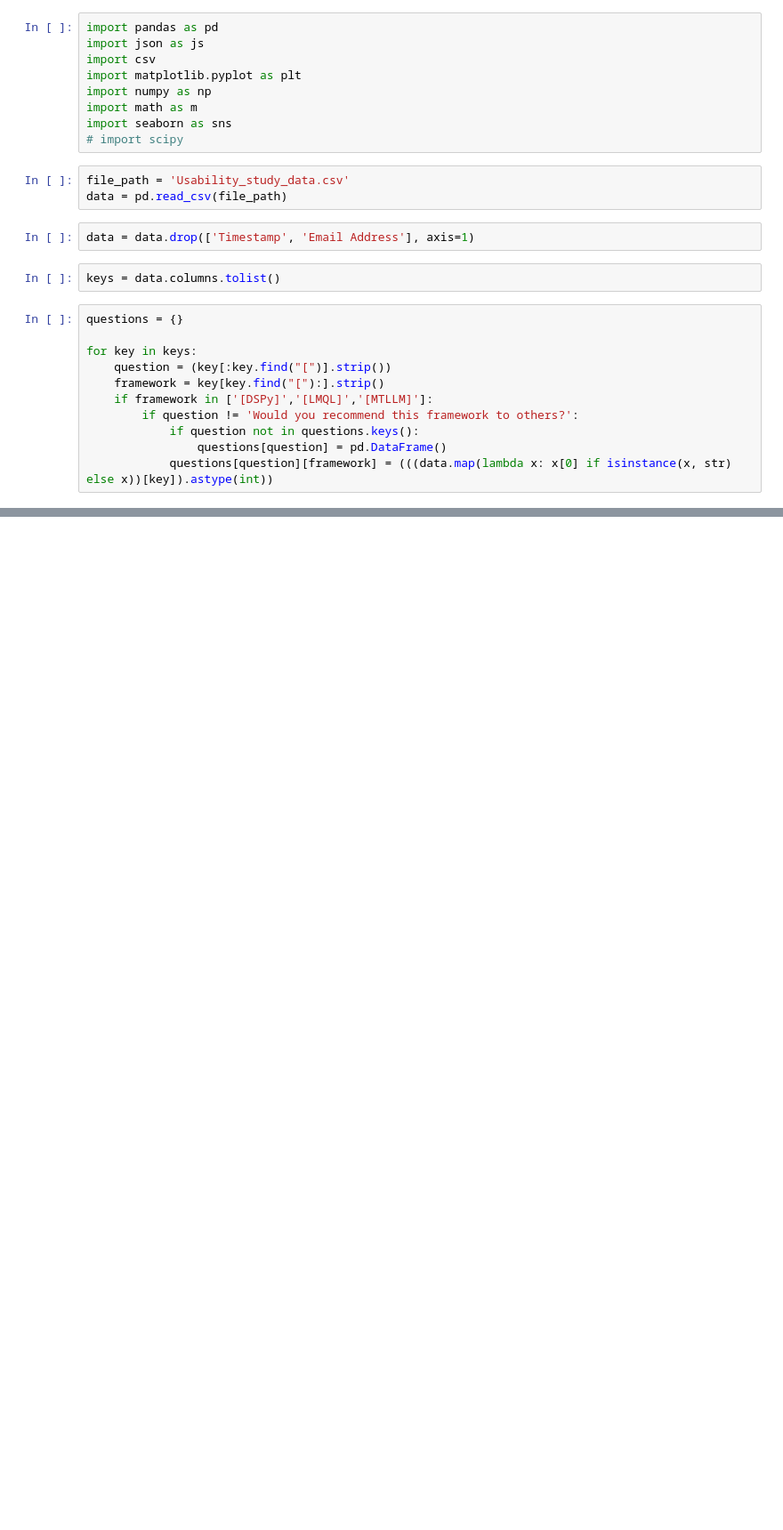
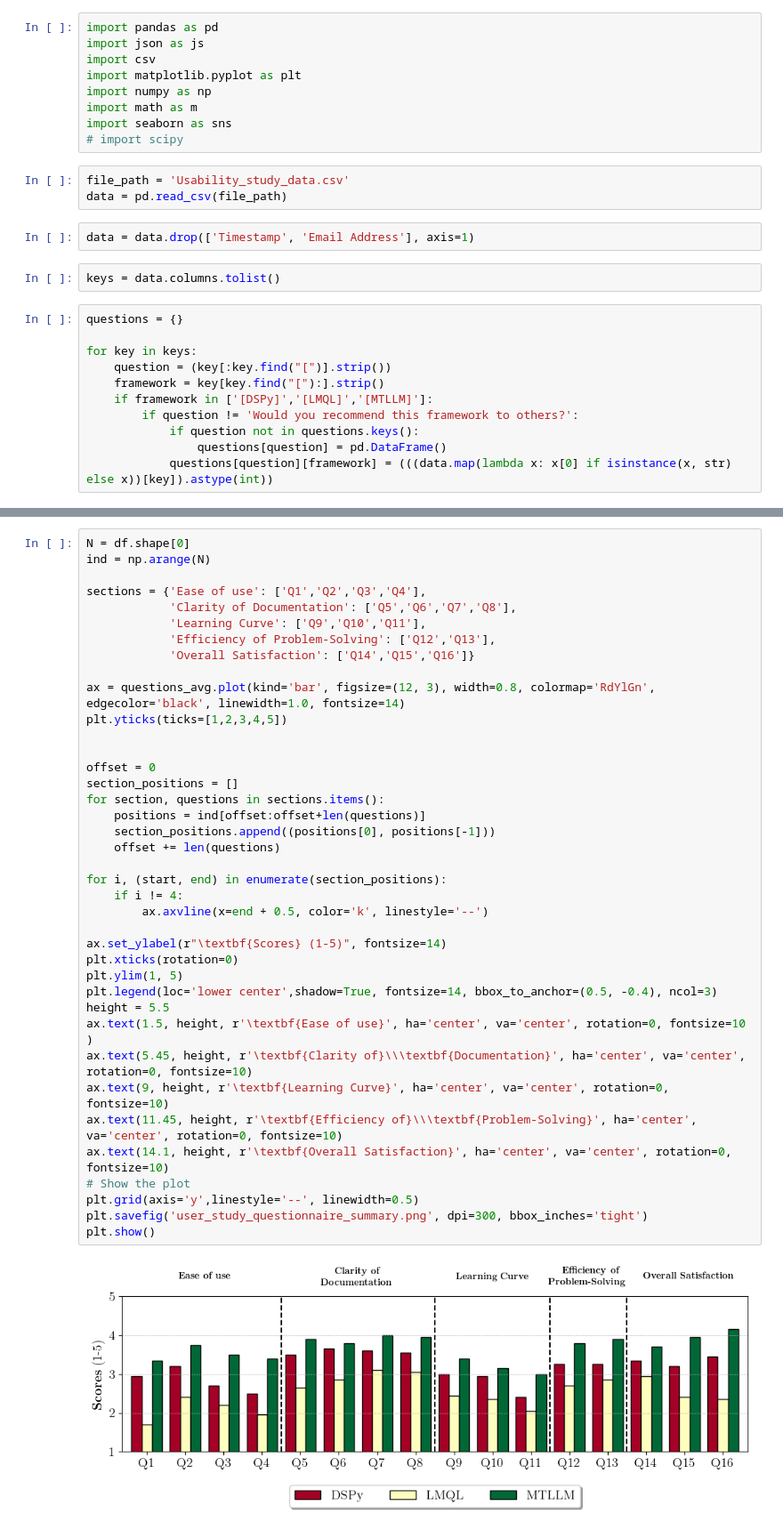
Before and after one commit to Jaseci-Labs/mtllm-evaluation, a Jupyter notebook: usabiity study/data.ipynb, the cells around one changed output, grey strips where cells are left out. Shown at 89% size. Saved outputs shown, nothing was run; the diff lists cells and outputs as text; blank space fills up the shorter version.

```diff
--- a/usabiity study/data.ipynb
+++ b/usabiity study/data.ipynb
@@ -27,0 +84,41 @@ for key in keys:
+# %%
+N = df.shape[0]
+ind = np.arange(N)
+
+sections = {'Ease of use': ['Q1','Q2','Q3','Q4'],
+            'Clarity of Documentation': ['Q5','Q6','Q7','Q8'],
+            'Learning Curve': ['Q9','Q10','Q11'],
+            'Efficiency of Problem-Solving': ['Q12','Q13'],
+            'Overall Satisfaction': ['Q14','Q15','Q16']}
+
+ax = questions_avg.plot(kind='bar', figsize=(12, 3), width=0.8, colormap='RdYlGn', edgecolor='black', linewidth=1.0, fontsize=14)
+plt.yticks(ticks=[1,2,3,4,5])
+
+
+offset = 0
+section_positions = []
+for section, questions in sections.items():
+    positions = ind[offset:offset+len(questions)]
+    section_positions.append((positions[0], positions[-1]))
+    offset += len(questions)
+
+for i, (start, end) in enumerate(section_positions):
+    if i != 4:
+        ax.axvline(x=end + 0.5, color='k', linestyle='--')
+
+ax.set_ylabel(r"\textbf{Scores} (1-5)", fontsize=14)
+plt.xticks(rotation=0)
+plt.ylim(1, 5)
+plt.legend(loc='lower center',shadow=True, fontsize=14, bbox_to_anchor=(0.5, -0.4), ncol=3)
+height = 5.5
+ax.text(1.5, height, r'\textbf{Ease of use}', ha='center', va='center', rotation=0, fontsize=10 )
+ax.text(5.45, height, r'\textbf{Clarity of}\\\textbf{Documentation}', ha='center', va='center', rotation=0, fontsize=10)
+ax.text(9, height, r'\textbf{Learning Curve}', ha='center', va='center', rotation=0, fontsize=10)
+ax.text(11.45, height, r'\textbf{Efficiency of}\\\textbf{Problem-Solving}', ha='center', va='center', rotation=0, fontsize=10)
+ax.text(14.1, height, r'\textbf{Overall Satisfaction}', ha='center', va='center', rotation=0, fontsize=10)
+# Show the plot
+plt.grid(axis='y',linestyle='--', linewidth=0.5)
+plt.savefig('user_study_questionnaire_summary.png', dpi=300, bbox_inches='tight')
+plt.show()
+# %% [output]
+[figure, added]
```
Also changed, not shown: parts of 7 cells of this notebook, 5 other files.
